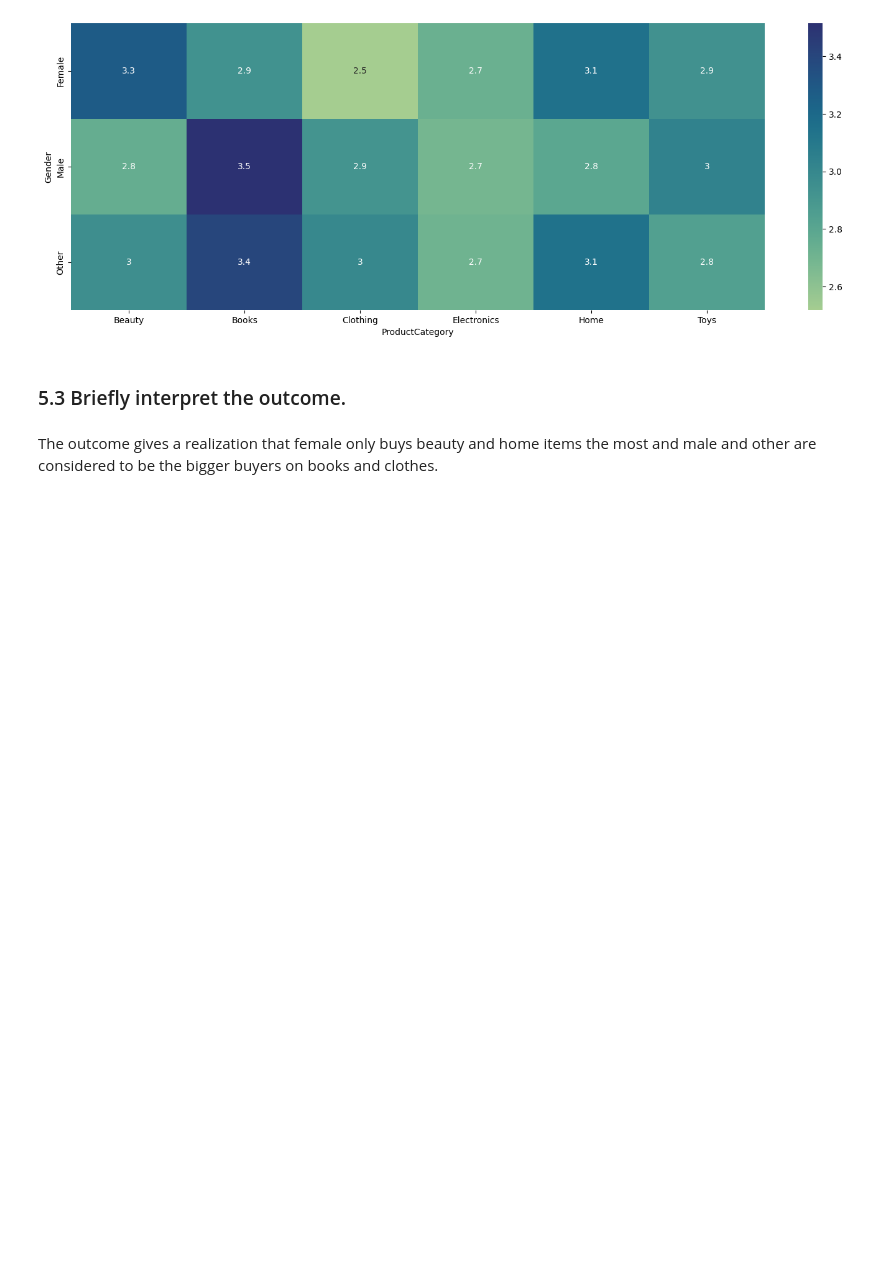
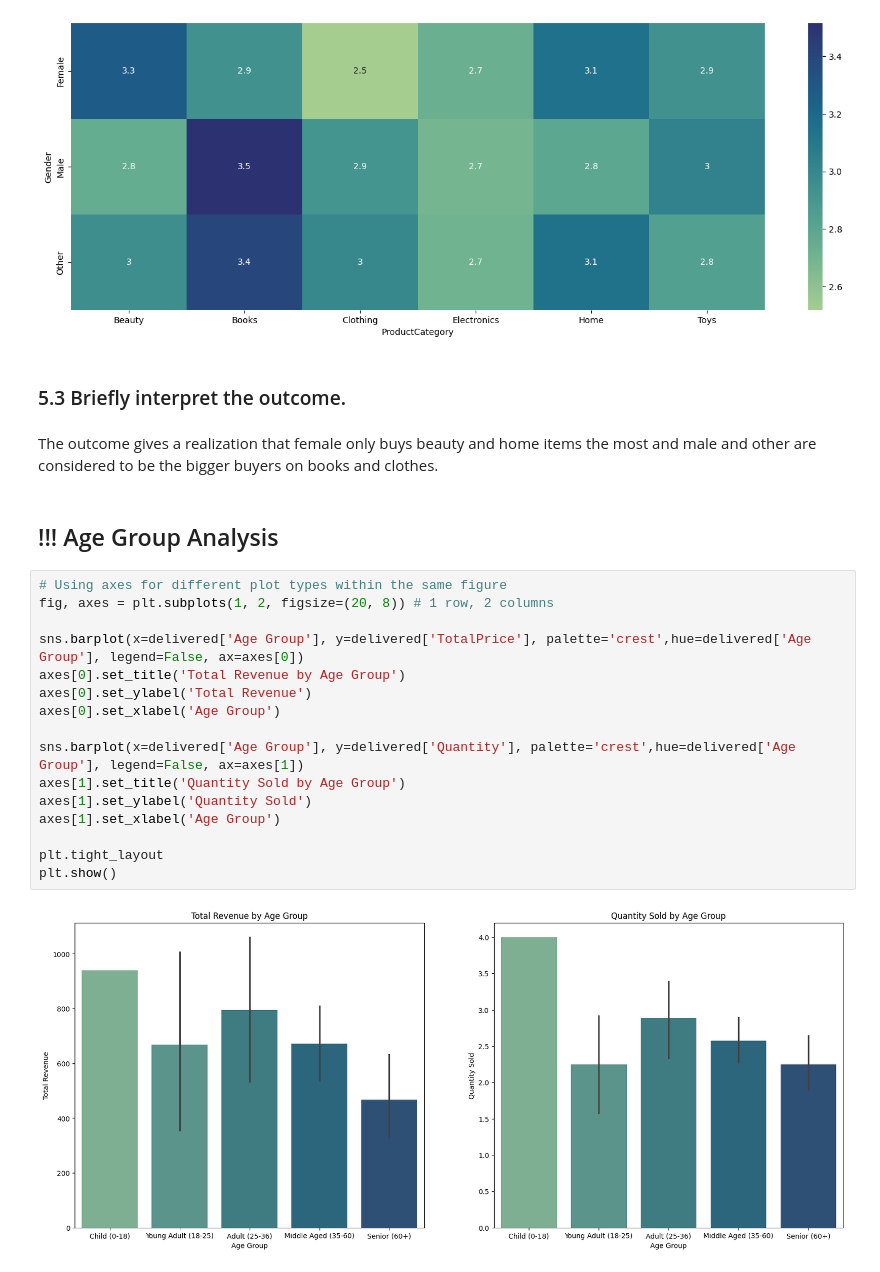
Before and after one commit to Impact-Insights/Group-Project, a Jupyter notebook: DMD Data Group 1 W_06 Submission/Project 06_Impact.ipynb, the cells around one changed output. Drawn from its saved outputs; the diff is of its cells as text; blank space fills up the shorter version.

```diff
--- a/DMD Data Group 1 W_06 Submission/Project 06_Impact.ipynb
+++ b/DMD Data Group 1 W_06 Submission/Project 06_Impact.ipynb
@@ -456,3 +484,23 @@ sns.heatmap(grouped_data, annot=True, cmap='crest')
 ### 5.3 Briefly interpret the outcome.
 # %% [markdown]
 The outcome gives a realization that female only buys beauty and home items the most and male and other are considered to be the bigger buyers on books and clothes.
+# %% [markdown]
+## !!! Age Group Analysis
+# %%
+# Using axes for different plot types within the same figure
+fig, axes = plt.subplots(1, 2, figsize=(20, 8)) # 1 row, 2 columns
+
+sns.barplot(x=delivered['Age Group'], y=delivered['TotalPrice'], palette='crest',hue=delivered['Age Group'], legend=False, ax=axes[0])
+axes[0].set_title('Total Revenue by Age Group')
+axes[0].set_ylabel('Total Revenue')
+axes[0].set_xlabel('Age Group')
+
+sns.barplot(x=delivered['Age Group'], y=delivered['Quantity'], palette='crest',hue=delivered['Age Group'], legend=False, ax=axes[1])
+axes[1].set_title('Quantity Sold by Age Group')
+axes[1].set_ylabel('Quantity Sold')
+axes[1].set_xlabel('Age Group')
+
+plt.tight_layout
+plt.show()
+# %% [output]
+[figure, added]
```
Also changed, not shown: parts of 15 cells of this notebook.
